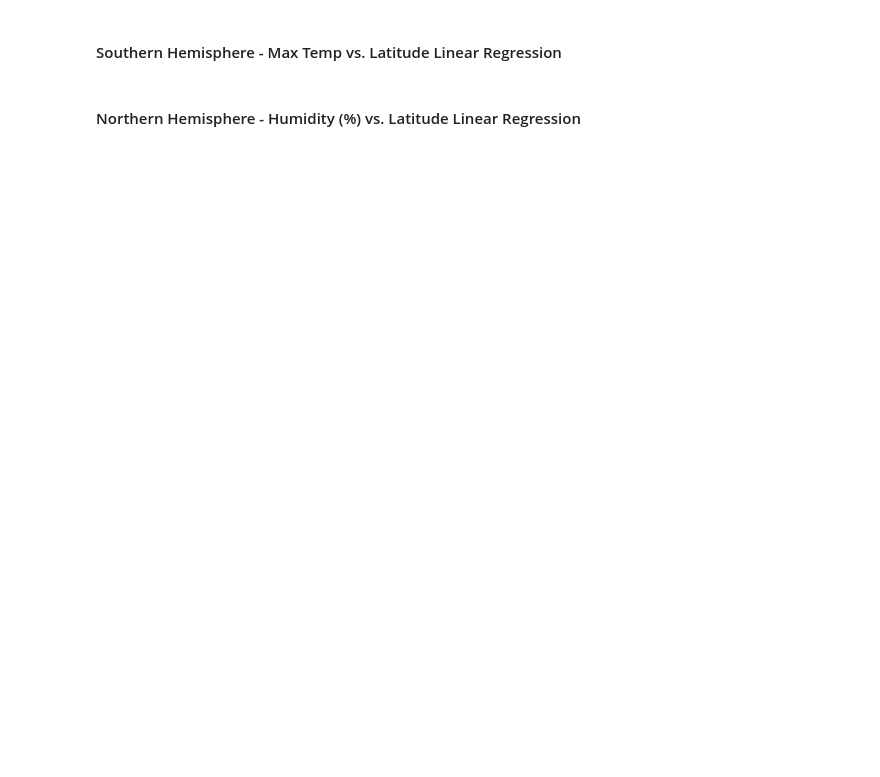
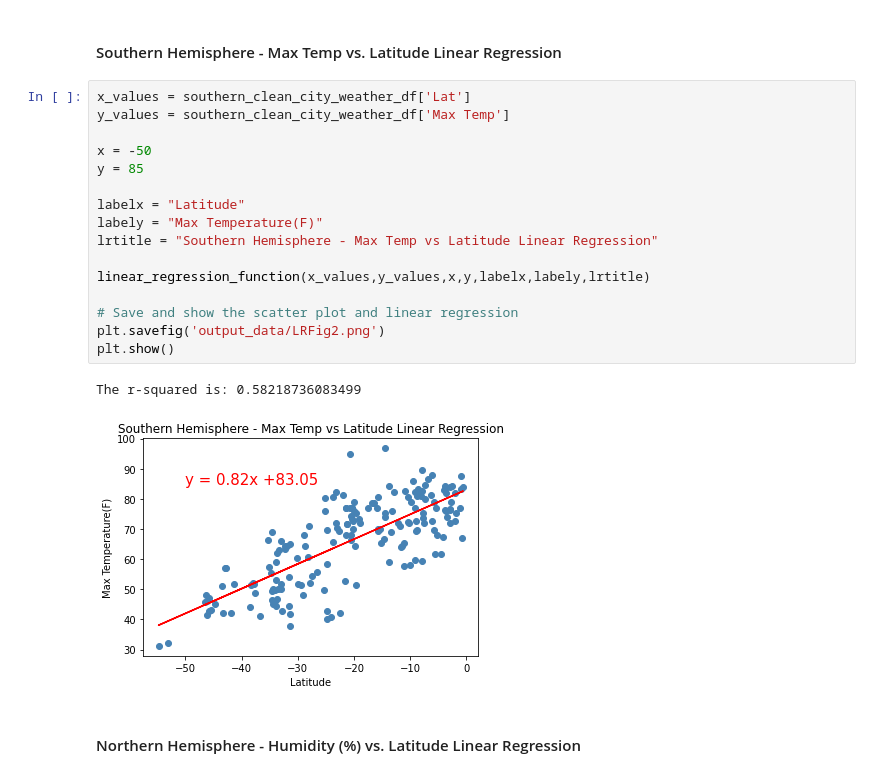
Before and after one commit to svillemez/Python-api-challenge, a Jupyter notebook: WeatherPy/WeatherPy.ipynb, the cells around one changed output. Drawn from its saved outputs; the diff is of its cells as text; blank space fills up the shorter version.

```diff
--- a/WeatherPy/WeatherPy.ipynb
+++ b/WeatherPy/WeatherPy.ipynb
@@ -293,4 +305,23 @@ print(southern_clean_city_weather_df)
 # %% [markdown]
 ####  Southern Hemisphere - Max Temp vs. Latitude Linear Regression
+# %%
+x_values = southern_clean_city_weather_df['Lat']
+y_values = southern_clean_city_weather_df['Max Temp']
+
+x = -50
+y = 85
+
+labelx = "Latitude"
+labely = "Max Temperature(F)"
+lrtitle = "Southern Hemisphere - Max Temp vs Latitude Linear Regression"
+
+linear_regression_function(x_values,y_values,x,y,labelx,labely,lrtitle)
+
+# Save and show the scatter plot and linear regression
+plt.savefig('output_data/LRFig2.png')
+plt.show()
+# %% [output]
+The r-squared is: 0.58218736083499
+[figure, added]
 # %% [markdown]
 ####  Northern Hemisphere - Humidity (%) vs. Latitude Linear Regression
```
Also changed, not shown: parts of 21 cells of this notebook, 13 other files.
